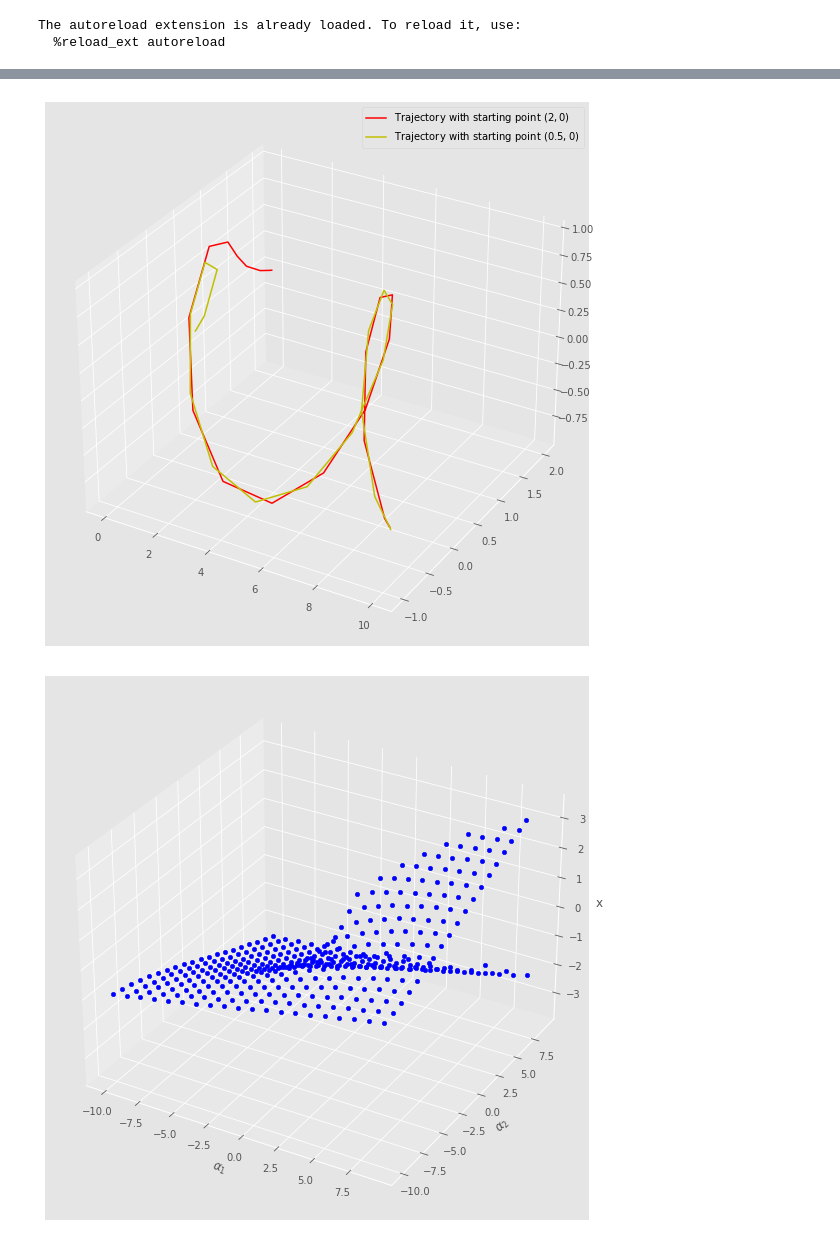
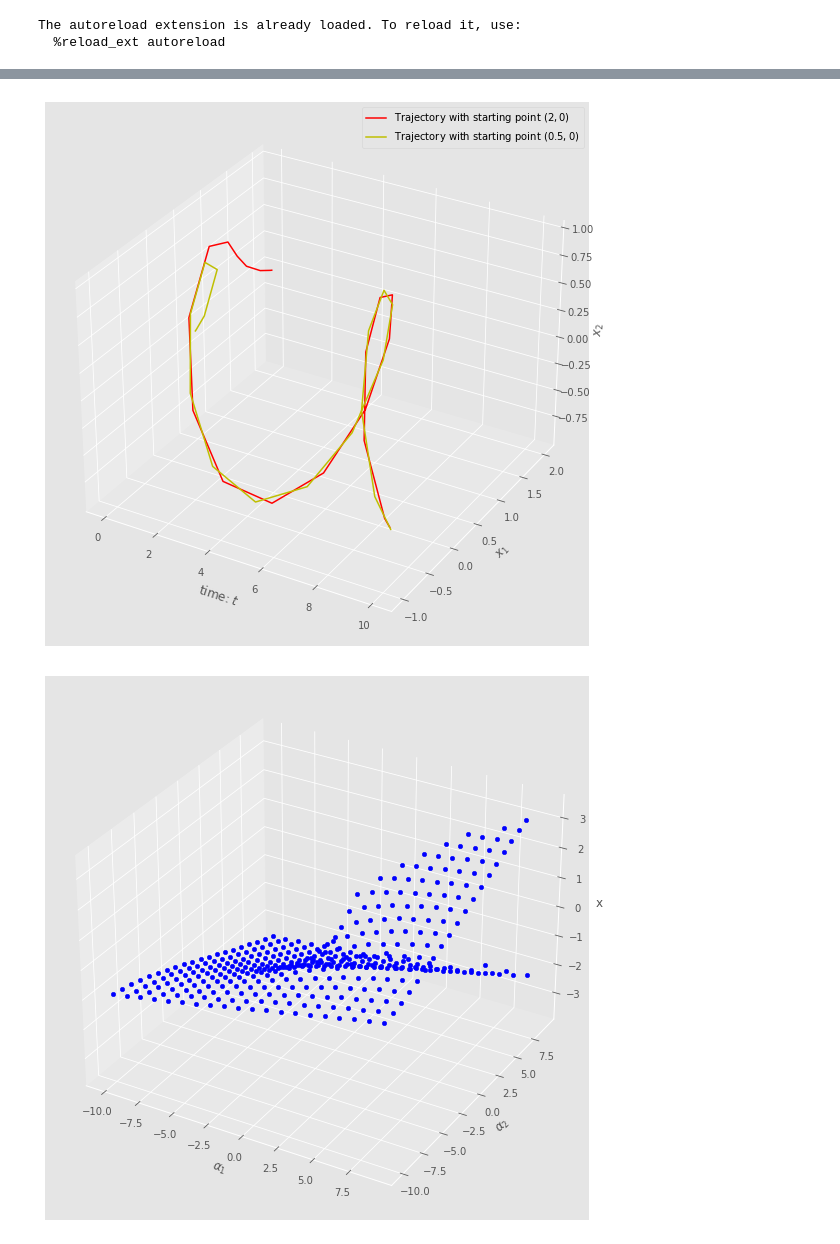
Before and after one commit to mlcms-SS22-Group-A/mlcms-SS22-Group-A, a Jupyter notebook: task-3.ipynb, the cells around one changed output, grey strips where cells are left out. Cells and saved outputs as stored; diff of their text form; code cells hidden in the pictures.

Commit message:
task3 update

```diff
--- a/task-3.ipynb
+++ b/task-3.ipynb
@@ -14,7 +15,3 @@ The autoreload extension is already loaded. To reload it, use:
 # define notebook parameters
 w = 3
 Y, X = np.mgrid[-w:w:100j, -w:w:100j]
-# %%
-# returns the equations defined for andronov_hopf bifurcation, given parameter alpha and location (x, y)
-def andronov_hopf(alpha_, x_, y_):
-    return (alpha_ - x_**2 - y_**2) * x_ - y_, x + (alpha_ - x_**2 - y_**2) * y_
@@ -44,17 +27,21 @@ for alpha in alphas:
 # %%
-# solve the ODEs w.r.t to time and position
+# solve the ODEs w.r.t to time and position -- for initial positions (2,0) and (0.5,0)
 sol = scipy.integrate.solve_ivp(lambda t, y: andronov_hopf(1.0, y[0], y[1]), (0, 10), [2, 0])
 sol_ = scipy.integrate.solve_ivp(lambda t, y: andronov_hopf(1.0, y[0], y[1]), (0, 10), [0.5, 0])
 
 # plot both trajectories in 3D
 fig = plt.figure(figsize=(10, 10))
 ax0 = plt.axes(projection="3d")
 ax0.plot(sol.t, sol.y[0], sol.y[1], label=r"Trajectory with starting point $(2, 0)$", color="r")
 ax0.plot(sol_.t, sol_.y[0], sol_.y[1], label=r"Trajectory with starting point $(0.5, 0)$", color="y")
+ax0.set_xlabel("time: " + r"$t$")
+ax0.set_ylabel(r"$x_1$")
+ax0.set_zlabel(r"$x_2$")
 ax0.legend()
 ax0.set_aspect(aspect="auto")
+#fig.savefig("task3_orbits.pdf")
 # %% [output]
-[figure, old version]
+[figure, new version]
 # %%
 x = sy.symbols("x")
 # create sample points (alpha_1, alpha_2)
```
Also changed, not shown: parts of 4 cells of this notebook, 9 other files.
